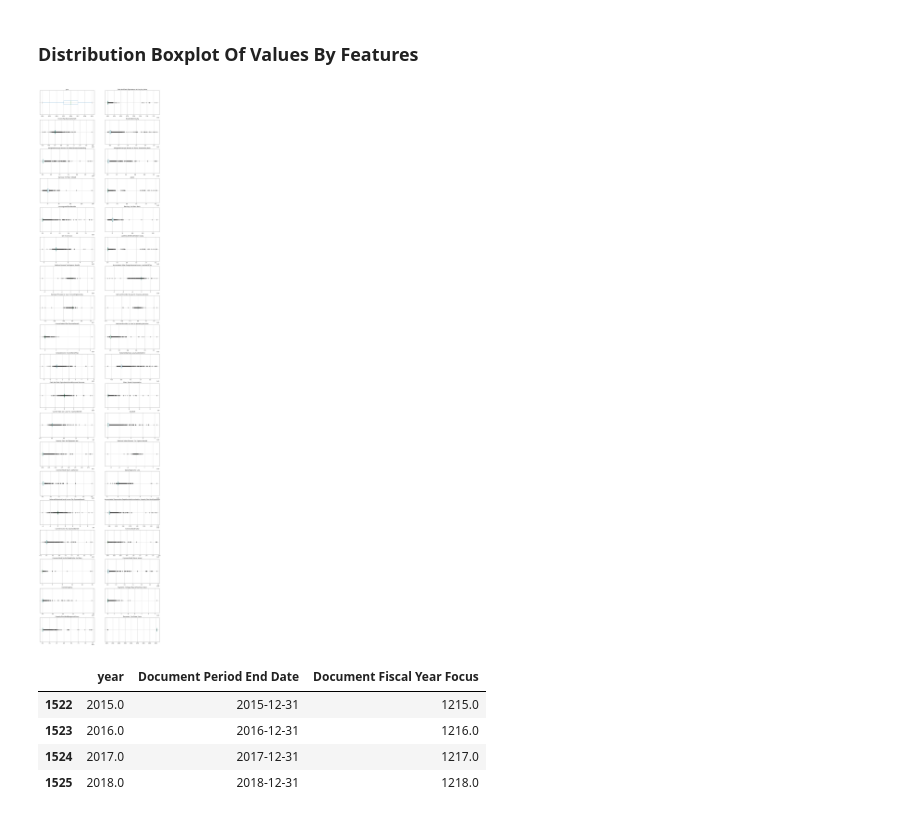
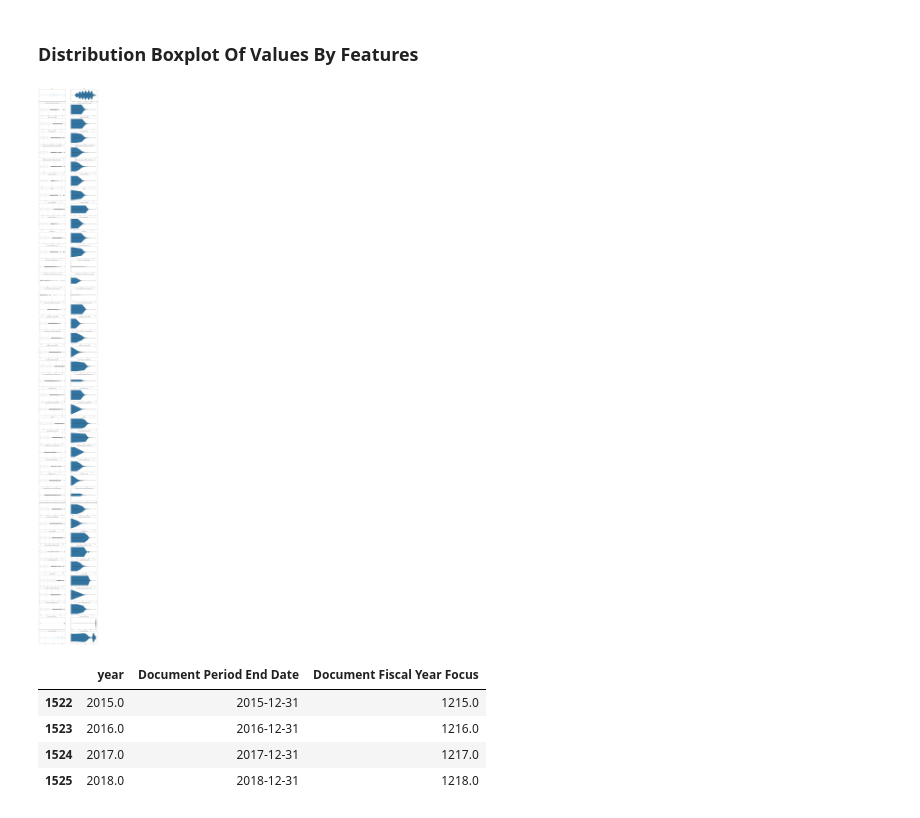
Before and after one commit to jktoh/capstone_project, a Jupyter notebook: code/08_eda_and_cleaning_sp1500.ipynb, the cells around one changed output. Cells and saved outputs as stored; diff of their text form; code cells hidden in the pictures.

Commit message:
added violin plot

```diff
--- a/code/08_eda_and_cleaning_sp1500.ipynb
+++ b/code/08_eda_and_cleaning_sp1500.ipynb
@@ -54,9 +54,9 @@ memory usage: 5.8+ GB
 # %%
 df = df[df.isnull().sum().sort_values()[:50].index]
 # %%
-float_features = [f for f in df.columns if df[f].dtypes != 'O' and f != 'Entity Central Index Key']
+float_fs = [f for f in df.columns if df[f].dtypes != 'O']
 # %%
-df[float_features] = df[float_features].fillna(0).astype(float)
+df[float_fs] = df[float_fs].fillna(0).astype(float)
 df['Document Period End Date'] = pd.to_datetime(df['Document Period End Date'])
 # %%
 df.info()
@@ -98,16 +98,20 @@ df = df[df.isnull().sum(1) == 0]
 # %% [markdown]
 ### Distribution Boxplot Of Values By Features
 # %%
-ncols = 2
-nrows = len(float_features) // ncols
-fig, ax = plt.subplots(nrows=nrows, ncols=ncols, figsize=(20, 5 * nrows))
-ax = ax.ravel() # Ravel turns a matrix into a vector, which is easier to iterate
-for n, f in enumerate(float_features):
-    df.boxplot(column=f, ax=ax[n], vert=False)
-    ax[n].set_title(f)
-    ax[n].set_yticklabels([])
+nrows = len(float_fs)
+fig, ax = plt.subplots(nrows=nrows, ncols=2, figsize=(20, 5 * nrows))
+for n, f in enumerate(float_fs):
+    df.boxplot(column=f, ax=ax[n, 0], vert=False)
+    ax[n, 0].set_title(f)
+    ax[n, 0].set_yticklabels([])
+    ax[n, 0].set_xscale('log')
+
+    sns.violinplot(x=f, data=df, ax=ax[n, 1])
+    ax[n, 1].set_title(f)
+    ax[n, 1].set_xlabel('')
+    ax[n, 1].set_xscale('log')
 # %% [output]
-[figure, old version]
+[figure, new version]
 # %%
 df.loc[df['Document Fiscal Year Focus'] < 1300, ['year', 'Document Period End Date', 'Document Fiscal Year Focus']]
 # %% [output]
```
Also changed, not shown: parts of 13 cells of this notebook, 2 other files.
